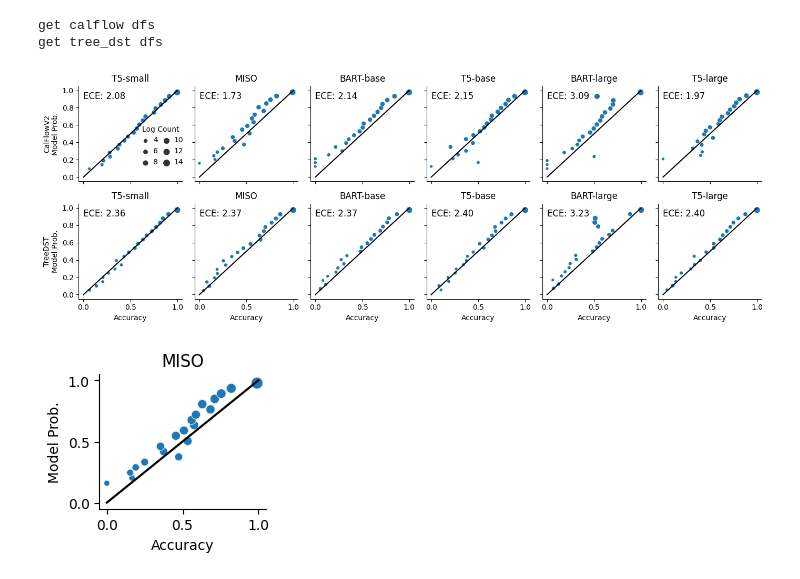
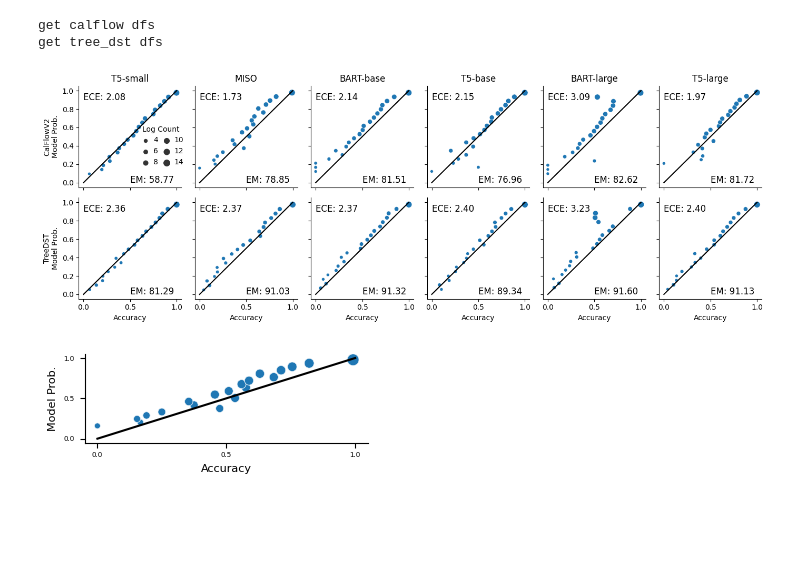
Before and after one commit to esteng/calibration_miso, a Jupyter notebook: analysis/calibration_plots.ipynb, the cells around one changed output. Saved outputs shown, nothing was run; the diff lists cells and outputs as text; code cells hidden in the pictures; blank space fills up the shorter version.

```diff
--- a/analysis/calibration_plots.ipynb
+++ b/analysis/calibration_plots.ipynb
@@ -71,8 +71,7 @@ with open("calibration_results/metrics.csv") as f:
     metric_df = pd.read_csv(f)
 
 metric_kwargs = {"x": 0.000, "y": 0.9, "fontsize": 12, "horizontalalignment": "left"}
-text_x = 1
-test_y = 0
+em_kwargs = {"x": 0.50, "y": 0.0, "fontsize": 12, "horizontalalignment": "left"}
 
 # TODO (elias): add EM to plots
 
@@ -87,19 +86,23 @@ for i, model in enumerate(order):
                 metric_value_kwargs=metric_kwargs,
                 xlabel="Accuracy",
                 ylabel="CalFlowV2\nModel Prob.")
+        em_value = metric_df[metric_df['Model'].str.startswith(model)][metric_df['Dataset'] == "CalflowV2"]['EM'].values[0]
+        axes[0,i].text(s=f"EM: {em_value:.2f}", **em_kwargs)
     except:
         pass
     try:
         td_df_to_plot, ece = all_dfs['tree_dst'][model]
         plot_df(td_df_to_plot,
                 ax=axes[1, i],
-                title=model,
+                title=None,
                 show_legend=False,
                 metric_value=ece,
                  metric_value_kwargs=metric_kwargs,
                  xlabel="Accuracy",
                  ylabel="TreeDST\nModel Prob.")
-        axes[1,i].text(text_x, text_y, f"EM: {em_value:.2f}", **metric_kwargs)
+        em_value = metric_df[metric_df['Model'].str.startswith(model)][metric_df['Dataset'] == "TreeDST"]['EM'].values[0]
+        axes[1,i].text(s=f"EM: {em_value:.2f}", **em_kwargs)
+
     except KeyError:
         pass
 
@@ -109,20 +112,24 @@ fig.tight_layout()
 
 plt.savefig("/home/estengel/papers/did-you-mean-2022/figures/all_models_calibration_plot.pdf")
 # %% [output]
-[figure, old version]
+[figure, new version]
 # %%
-fig, ax = plt.subplots(1,1, figsize=(2.5, 2.3))
+fig, ax = plt.subplots(1,1, figsize=(3.5, 1.5))
 
 plot_df(miso_cf_df[0],
         ax=ax,
-        title="MISO",
+        title=None,
         show_legend=False,
         metric_value=None,
         metric_value_kwargs=metric_kwargs,
         xlabel="Accuracy",
         ylabel="Model Prob.")
 
+ax.set_ylabel("Model Prob.", fontsize=8)
+ax.set_xlabel("Accuracy", fontsize=8)
+ax.set_yticks([0.0, 0.5, 1.0], labels=["0.0", "0.5", "1.0"], fontsize=5)
+ax.set_xticks([0.0, 0.5, 1.0], labels=["0.0", "0.5", "1.0"], fontsize=5)
 fig.tight_layout()
-plt.savefig("/home/estengel/papers/did-you-mean-2022/figures/miso_calflow_calibration_plot.pdf")
+plt.savefig("/home/estengel/papers/did-you-mean-2022/figures/miso_calflow_calibration_plot_short.pdf")
 # %% [output]
-[figure, old version]
+[figure, new version]
```
Also changed, not shown: 4 other files.
